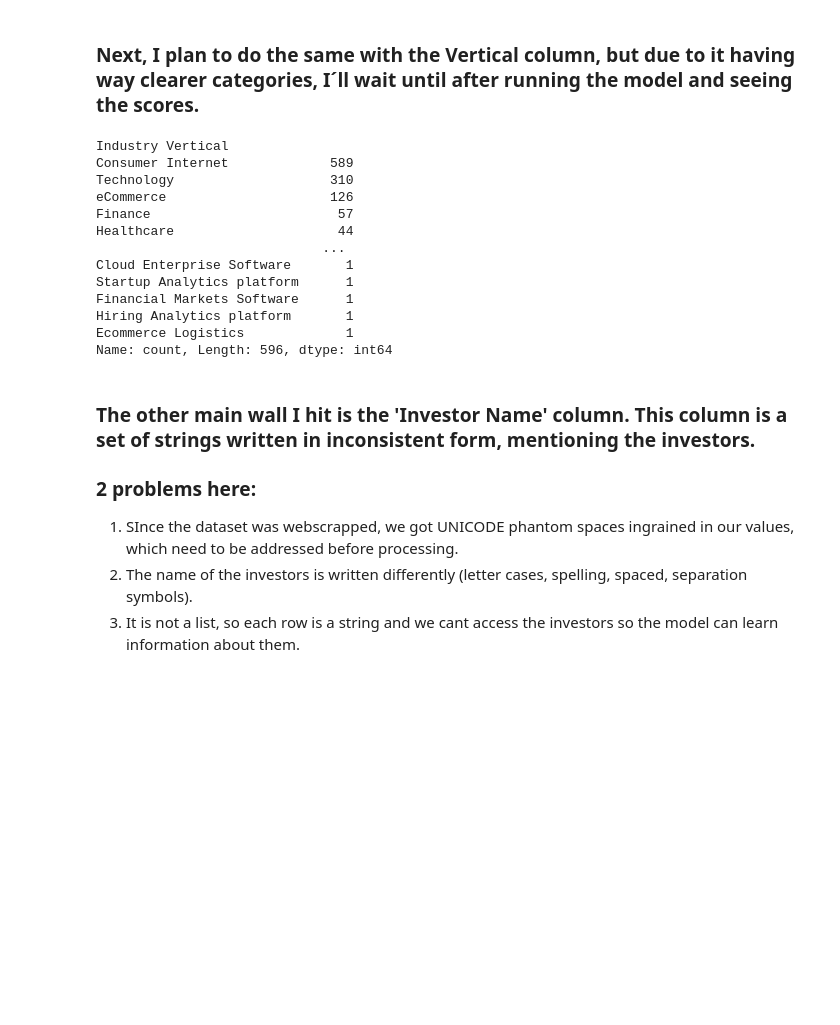
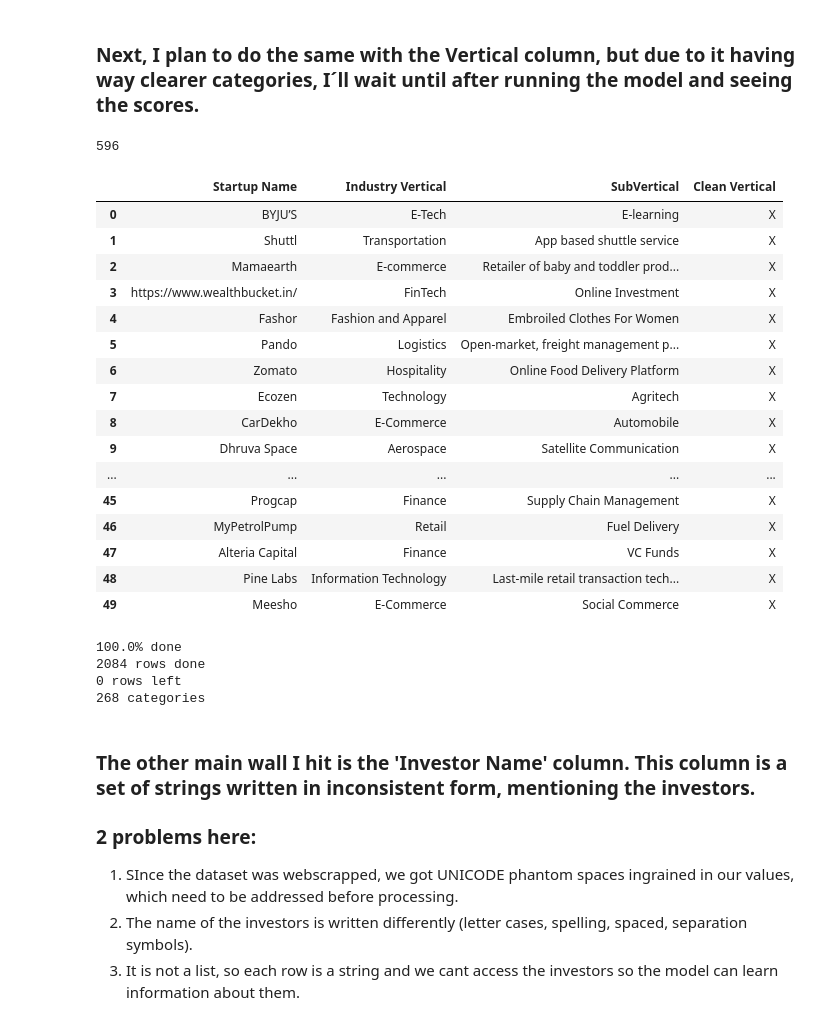
Before and after one commit to Jhan303/Startup-Funding-Regression-Project, a Jupyter notebook: Startup Funding Regression Project.ipynb, the cells around one changed output. Saved outputs shown, nothing was run; the diff lists cells and outputs as text; code cells hidden in the pictures; blank space fills up the shorter version.

```diff
--- a/Startup Funding Regression Project.ipynb
+++ b/Startup Funding Regression Project.ipynb
@@ -355,18 +419,6 @@ print(f'{values} categories')
 # %% [markdown]
 ### Next, I plan to do the same with the Vertical column, but due to it having way clearer categories, I´ll wait until after running the model and seeing the scores.
 # %%
-df['Industry Vertical'].value_counts()
+df['Industry Vertical'].nunique()
 # %% [output]
-Industry Vertical
-Consumer Internet             589
-Technology                    310
-eCommerce                     126
-Finance                        57
-Healthcare                     44
-                             ...
-Cloud Enterprise Software       1
-Startup Analytics platform      1
-Financial Markets Software      1
-Hiring Analytics platform       1
-Ecommerce Logistics             1
-Name: count, Length: 596, dtype: int64
+596
@@ -372,0 +427,20 @@ Name: count, Length: 596, dtype: int64
+# %%
+df.loc[(df['Clean Vertical'] == 'X') & (df['Industry Vertical'].str.contains(r'', regex=True, case=False, na=False)), ['Startup Name','Industry Vertical','SubVertical','Clean Vertical']].head(50)
+# %% [output]
+|  | Startup Name | Industry Vertical | SubVertical | Clean Vertical |
+| 0 | BYJU’S | E-Tech | E-learning | X |
+| 1 | Shuttl | Transportation | App based shuttle service | X |
+| 2 | Mamaearth | E-commerce | Retailer of baby and toddler prod... | X |
+| 3 | https://www.wealthbucket.in/ | FinTech | Online Investment | X |
+| 4 | Fashor | Fashion and Apparel | Embroiled Clothes For Women | X |
+| 5 | Pando | Logistics | Open-market, freight management p... | X |
+| 6 | Zomato | Hospitality | Online Food Delivery Platform | X |
+| 7 | Ecozen | Technology | Agritech | X |
+| 8 | CarDekho | E-Commerce | Automobile | X |
+| 9 | Dhruva Space | Aerospace | Satellite Communication | X |
+| ... | ... | ... | ... | ... |
+| 45 | Progcap | Finance | Supply Chain Management | X |
+| 46 | MyPetrolPump | Retail | Fuel Delivery | X |
+| 47 | Alteria Capital | Finance | VC Funds | X |
+| 48 | Pine Labs | Information Technology | Last-mile retail transaction tech... | X |
+| 49 | Meesho | E-Commerce | Social Commerce | X |
@@ -373,3 +496,19 @@ Name: count, Length: 596, dtype: int64
+# %%
+progress = (df['Clean Vertical'] != 'X').mean() * 100
+rows = (df['Clean Vertical'] != 'X').sum()
+left = len(df) - rows
+values = df['Clean Vertical'].nunique() - 1
+
+
+print(f"{progress:.1f}% done")
+print(f'{rows} rows done')
+print(f'{left} rows left')
+print(f'{values} categories')
+# %% [output]
+100.0% done
+2084 rows done
+0 rows left
+268 categories
 # %% [markdown]
 ### The other main wall I hit is the 'Investor Name' column. This column is a set of strings written in inconsistent form, mentioning the investors.
 ### 2 problems here:
```
Also changed, not shown: parts of 29 cells of this notebook.
